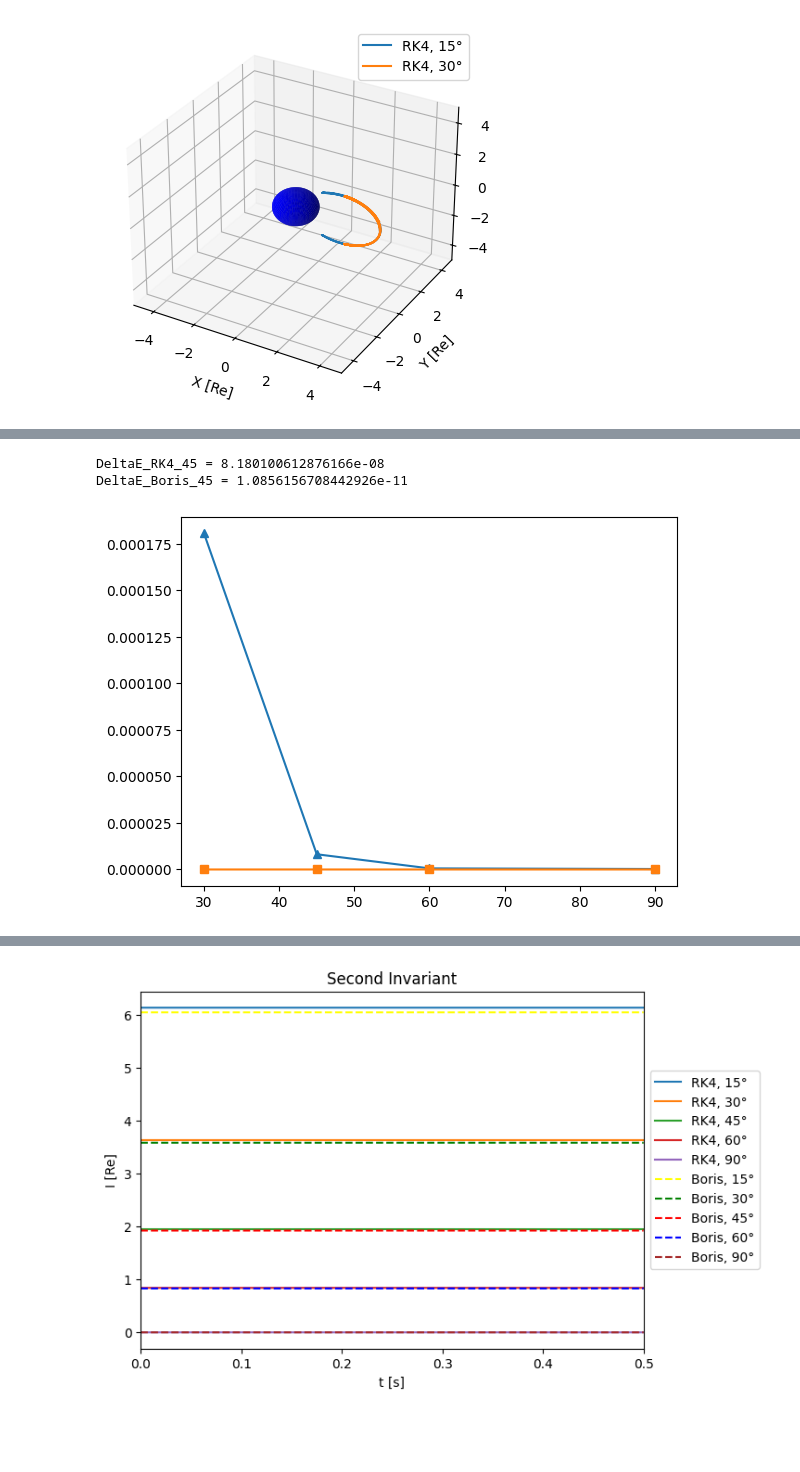
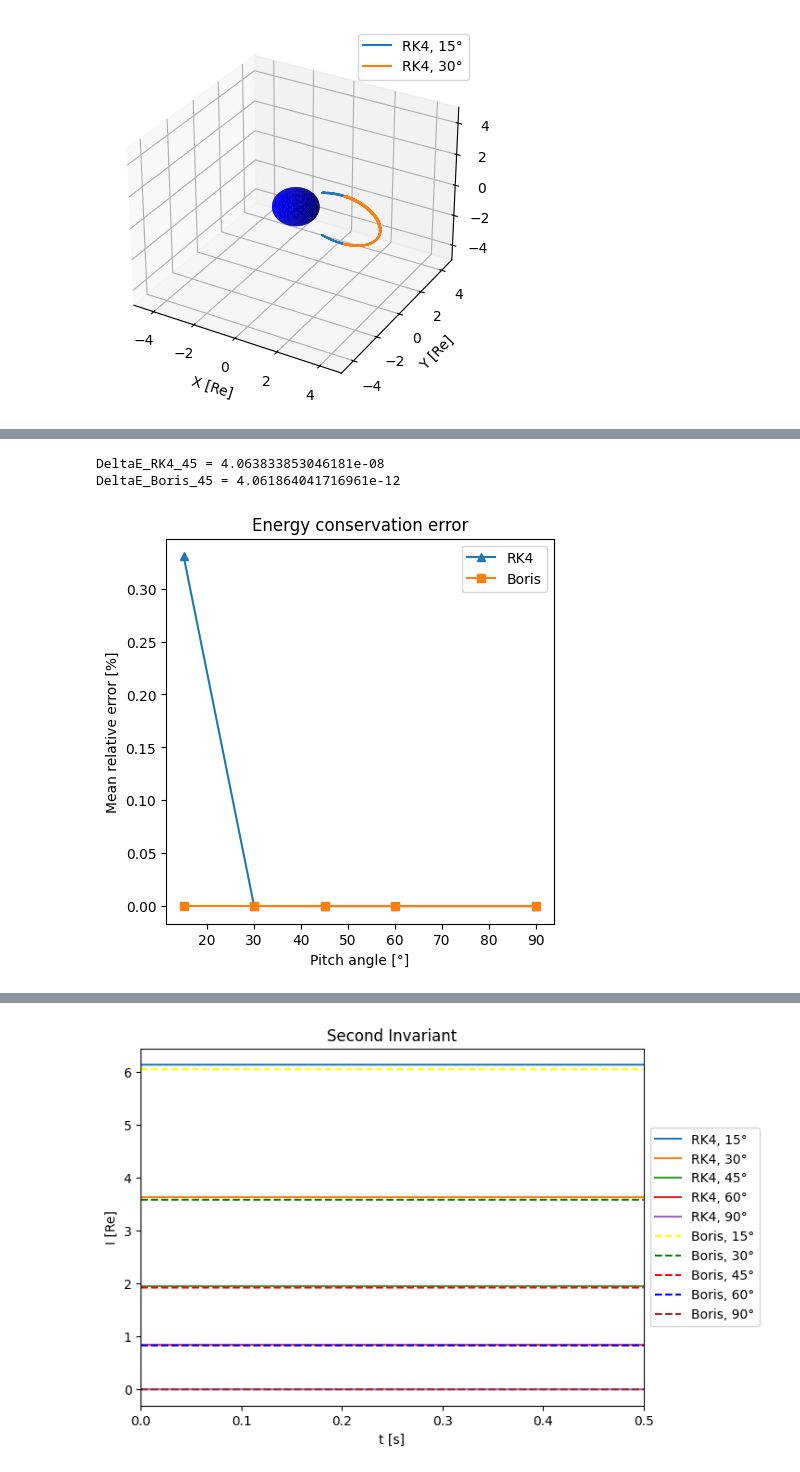
Before and after one commit to joaopedrobiu6/CompElectroMag, a Jupyter notebook: final/code/LorentzAnalysis_pitch.ipynb, the cells around one changed output, grey strips where cells are left out. Drawn from its saved outputs; the diff is of its cells as text; code cells hidden in the pictures; blank space fills up the shorter version.

```diff
--- a/final/code/LorentzAnalysis_pitch.ipynb
+++ b/final/code/LorentzAnalysis_pitch.ipynb
@@ -29,13 +29,13 @@ dt_rk4 = 1.0e-07
 
 PA15_file_RK4= f"Lorentz/{species}/pitch_angle/{species}_trajectory_{energy:.1e}_{pitch_angle_15}_dt{dt_rk4:.1e}_RK4.csv"
 PA30_file_RK4 = f"Lorentz/{species}/pitch_angle/{species}_trajectory_{energy:.1e}_{pitch_angle_30}_dt{dt_rk4:.1e}_RK4.csv"
-PA45_file_RK4 = f"Lorentz/{species}/{species}_trajectory_{energy:.1e}_{pitch_angle_45}_dt{dt_rk4:.1e}_RK4.csv"
+PA45_file_RK4 = f"Lorentz/{species}/pitch_angle/{species}_trajectory_{energy:.1e}_{pitch_angle_45}_dt{dt_rk4:.1e}_RK4.csv"
 PA60_file_RK4 = f"Lorentz/{species}/pitch_angle/{species}_trajectory_{energy:.1e}_{pitch_angle_60}_dt{dt_rk4:.1e}_RK4.csv"
 PA90_file_RK4 = f"Lorentz/{species}/pitch_angle/{species}_trajectory_{energy:.1e}_{pitch_angle_90}_dt{dt_rk4:.1e}_RK4.csv"
 
 PA15_file_Boris = f"Lorentz/{species}/pitch_angle/{species}_trajectory_{energy:.1e}_{pitch_angle_15}_dt{dt_boris:.1e}_Boris.csv"
 PA30_file_Boris = f"Lorentz/{species}/pitch_angle/{species}_trajectory_{energy:.1e}_{pitch_angle_30}_dt{dt_boris:.1e}_Boris.csv"
-PA45_file_Boris = f"Lorentz/{species}/{species}_trajectory_{energy:.1e}_{pitch_angle_45}_dt{dt_boris:.1e}_Boris.csv"
+PA45_file_Boris = f"Lorentz/{species}/pitch_angle/{species}_trajectory_{energy:.1e}_{pitch_angle_45}_dt{dt_boris:.1e}_Boris.csv"
 PA60_file_Boris = f"Lorentz/{species}/pitch_angle/{species}_trajectory_{energy:.1e}_{pitch_angle_60}_dt{dt_boris:.1e}_Boris.csv"
 PA90_file_Boris = f"Lorentz/{species}/pitch_angle/{species}_trajectory_{energy:.1e}_{pitch_angle_90}_dt{dt_boris:.1e}_Boris.csv"
 
@@ -192,34 +192,35 @@ plt.show()
 # %%
 def mean_error(K, K0):
     return np.mean(np.abs(K - K0)/K0)
 
 DeltaE_RK4_15 = mean_error(PA15_RK4["K"], e*1e7)
 DeltaE_RK4_30 = mean_error(PA30_RK4["K"], e*1e7)
 DeltaE_RK4_45 = mean_error(PA45_RK4["K"], e*1e7)
 DeltaE_RK4_60 = mean_error(PA60_RK4["K"], e*1e7)
 DeltaE_RK4_90 = mean_error(PA90_RK4["K"], e*1e7)
 
 DeltaE_Boris_15 = mean_error(PA15_Boris["K"], e*1e7)
 DeltaE_Boris_30 = mean_error(PA30_Boris["K"], e*1e7)
 DeltaE_Boris_45 = mean_error(PA45_Boris["K"], e*1e7)
 DeltaE_Boris_60 = mean_error(PA60_Boris["K"], e*1e7)
 DeltaE_Boris_90 = mean_error(PA90_Boris["K"], e*1e7)
 
 print(f"DeltaE_RK4_45 = {DeltaE_RK4_45}")
 print(f"DeltaE_Boris_45 = {DeltaE_Boris_45}")
 
-plt.figure()
-plt.plot([30, 45, 60, 90], np.array([DeltaE_RK4_30, DeltaE_RK4_45, DeltaE_RK4_60, DeltaE_RK4_90])*100, label='RK4', marker='^')
-plt.plot([30, 45, 60, 90], np.array([DeltaE_Boris_30, DeltaE_Boris_45, DeltaE_Boris_60, DeltaE_Boris_90])*100, label='Boris', marker="s")
-# plt.xlabel('Pitch angle [°]')
-# plt.ylabel('Mean relative error [%]')
-# plt.title('Energy conservation error')
-# plt.legend()
+plt.figure(figsize=(5, 5))
+plt.plot([15, 30, 45, 60, 90], np.array([DeltaE_RK4_15, DeltaE_RK4_30, DeltaE_RK4_45, DeltaE_RK4_60, DeltaE_RK4_90])*100, label='RK4', marker='^')
+plt.plot([15, 30, 45, 60, 90], np.array([DeltaE_Boris_15, DeltaE_Boris_30, DeltaE_Boris_45, DeltaE_Boris_60, DeltaE_Boris_90])*100, label='Boris', marker="s")
+plt.xlabel('Pitch angle [°]')
+plt.ylabel('Mean relative error [%]')
+plt.title('Energy conservation error')
+plt.legend()
+plt.savefig(f'Lorentz/{species}/{species}_energy_error_{energy:.1e}.png')
 plt.show()
 # %% [output]
-DeltaE_RK4_45 = 8.180100612876166e-08
-DeltaE_Boris_45 = 1.0856156708442926e-11
+DeltaE_RK4_45 = 4.063833853046181e-08
+DeltaE_Boris_45 = 4.061864041716961e-12
-[figure, old version]
+[figure, new version]
 # %%
 # [:int(Boris["t"].size/2)]
 # fig, ax = plt.subplots(1, 1, sharex=True)
```
Also changed, not shown: parts of 8 cells of this notebook, 22 other files.
